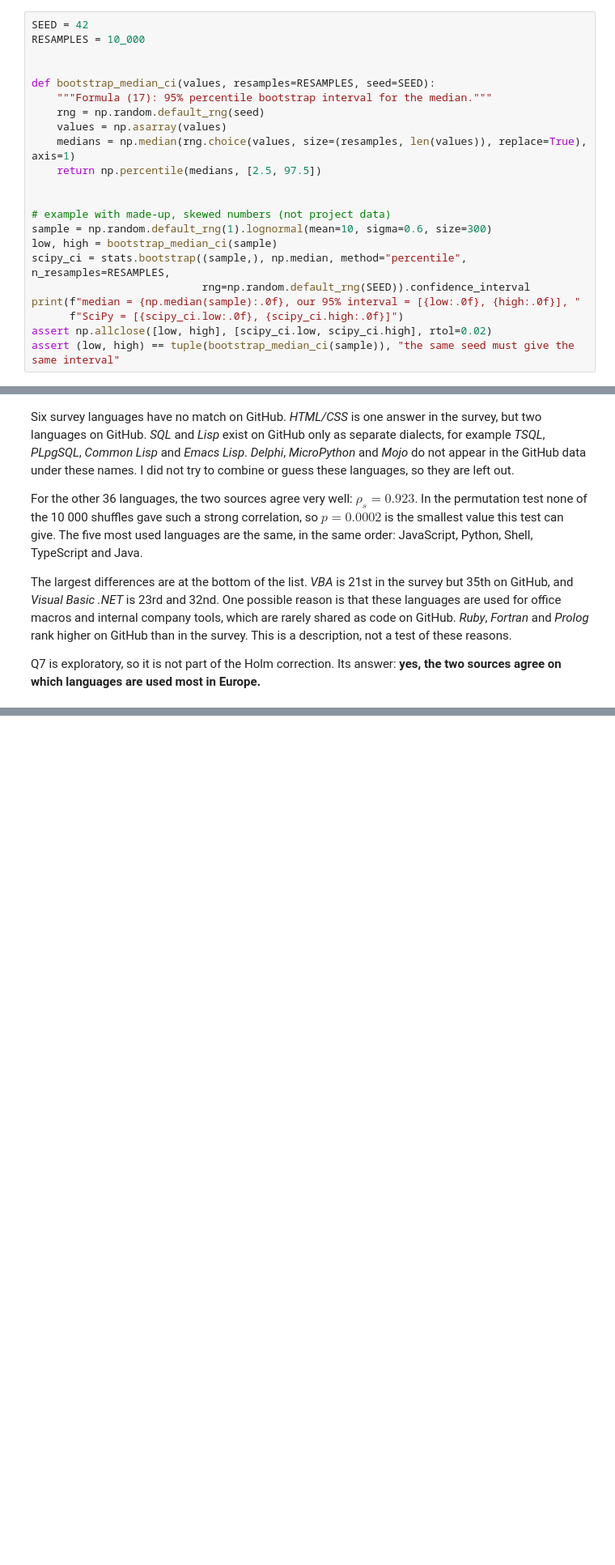
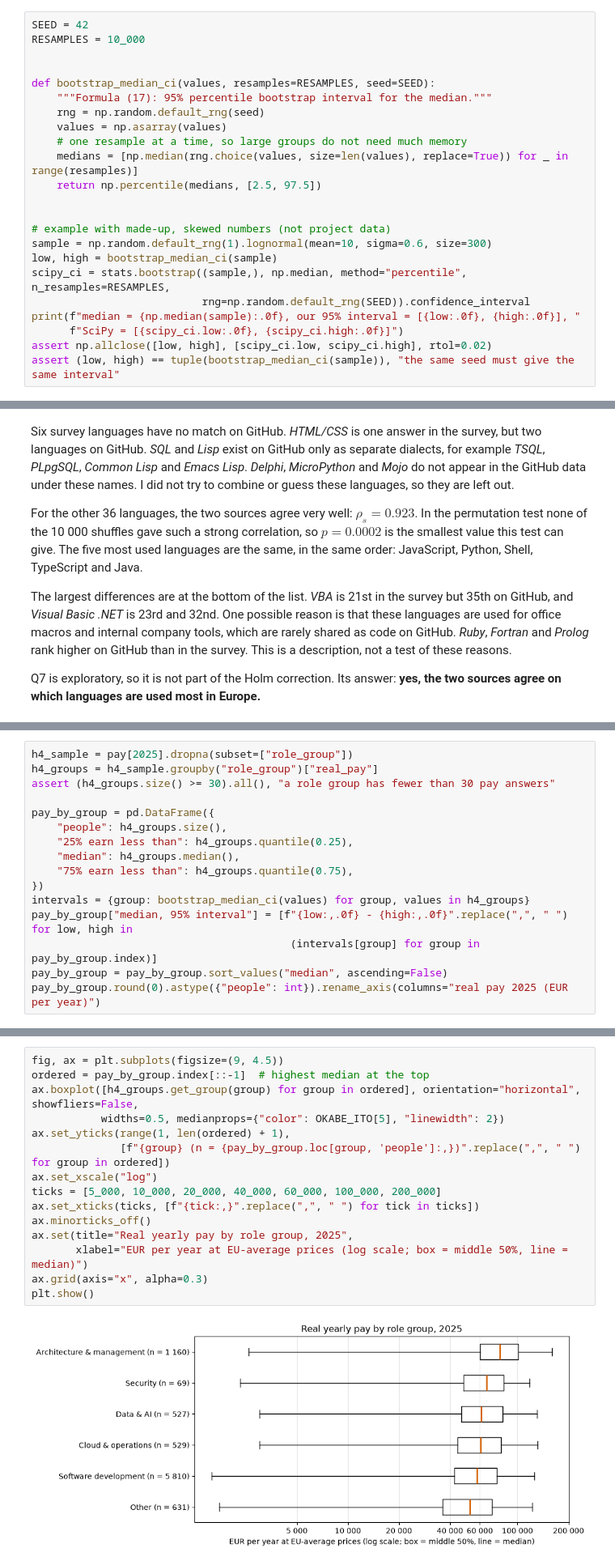
Before and after one commit to N1ko-Gr/eu-tech-job-market, a Jupyter notebook: eu_tech_job_market.ipynb, the cells around one changed output, grey strips where cells are left out. Shown at 81% size. Drawn from its saved outputs; the diff is of its cells as text; blank space fills up the shorter version.

Commit message:
Test pay by role group, remote work and the shortage link, with Holm correction

```diff
--- a/eu_tech_job_market.ipynb
+++ b/eu_tech_job_market.ipynb
@@ -1275,7 +1275,8 @@ def bootstrap_median_ci(values, resamples=RESAMPLES, seed=SEED):
     """Formula (17): 95% percentile bootstrap interval for the median."""
     rng = np.random.default_rng(seed)
     values = np.asarray(values)
-    medians = np.median(rng.choice(values, size=(resamples, len(values)), replace=True), axis=1)
+    # one resample at a time, so large groups do not need much memory
+    medians = [np.median(rng.choice(values, size=len(values), replace=True)) for _ in range(resamples)]
     return np.percentile(medians, [2.5, 97.5])
 
 
@@ -1659,0 +1665,16 @@ _TODO_
+# %%
+h4_sample = pay[2025].dropna(subset=["role_group"])
+h4_groups = h4_sample.groupby("role_group")["real_pay"]
+assert (h4_groups.size() >= 30).all(), "a role group has fewer than 30 pay answers"
+
+pay_by_group = pd.DataFrame({
+    "people": h4_groups.size(),
+    "25% earn less than": h4_groups.quantile(0.25),
+    "median": h4_groups.median(),
+    "75% earn less than": h4_groups.quantile(0.75),
+})
+intervals = {group: bootstrap_median_ci(values) for group, values in h4_groups}
+pay_by_group["median, 95% interval"] = [f"{low:,.0f} - {high:,.0f}".replace(",", " ") for low, high in
+                                         (intervals[group] for group in pay_by_group.index)]
+pay_by_group = pay_by_group.sort_values("median", ascending=False)
+pay_by_group.round(0).astype({"people": int}).rename_axis(columns="real pay 2025 (EUR per year)")
@@ -1659,0 +1690,17 @@ _TODO_
+# %%
+fig, ax = plt.subplots(figsize=(9, 4.5))
+ordered = pay_by_group.index[::-1]  # highest median at the top
+ax.boxplot([h4_groups.get_group(group) for group in ordered], orientation="horizontal", showfliers=False,
+           widths=0.5, medianprops={"color": OKABE_ITO[5], "linewidth": 2})
+ax.set_yticks(range(1, len(ordered) + 1),
+              [f"{group} (n = {pay_by_group.loc[group, 'people']:,})".replace(",", " ") for group in ordered])
+ax.set_xscale("log")
+ticks = [5_000, 10_000, 20_000, 40_000, 60_000, 100_000, 200_000]
+ax.set_xticks(ticks, [f"{tick:,}".replace(",", " ") for tick in ticks])
+ax.minorticks_off()
+ax.set(title="Real yearly pay by role group, 2025",
+       xlabel="EUR per year at EU-average prices (log scale; box = middle 50%, line = median)")
+ax.grid(axis="x", alpha=0.3)
+plt.show()
+# %% [output]
+[figure, added]
```
Also changed, not shown: parts of 20 cells of this notebook.
